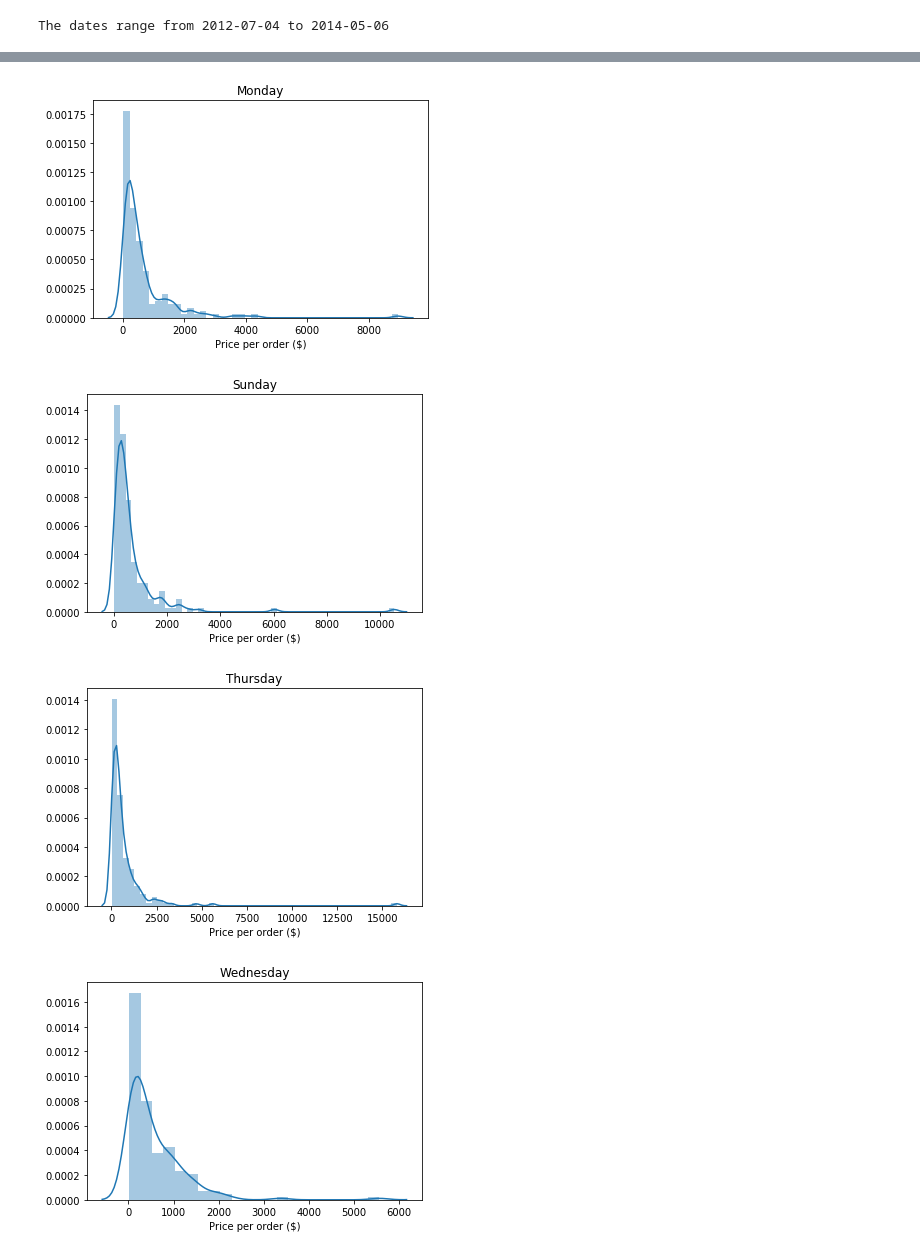
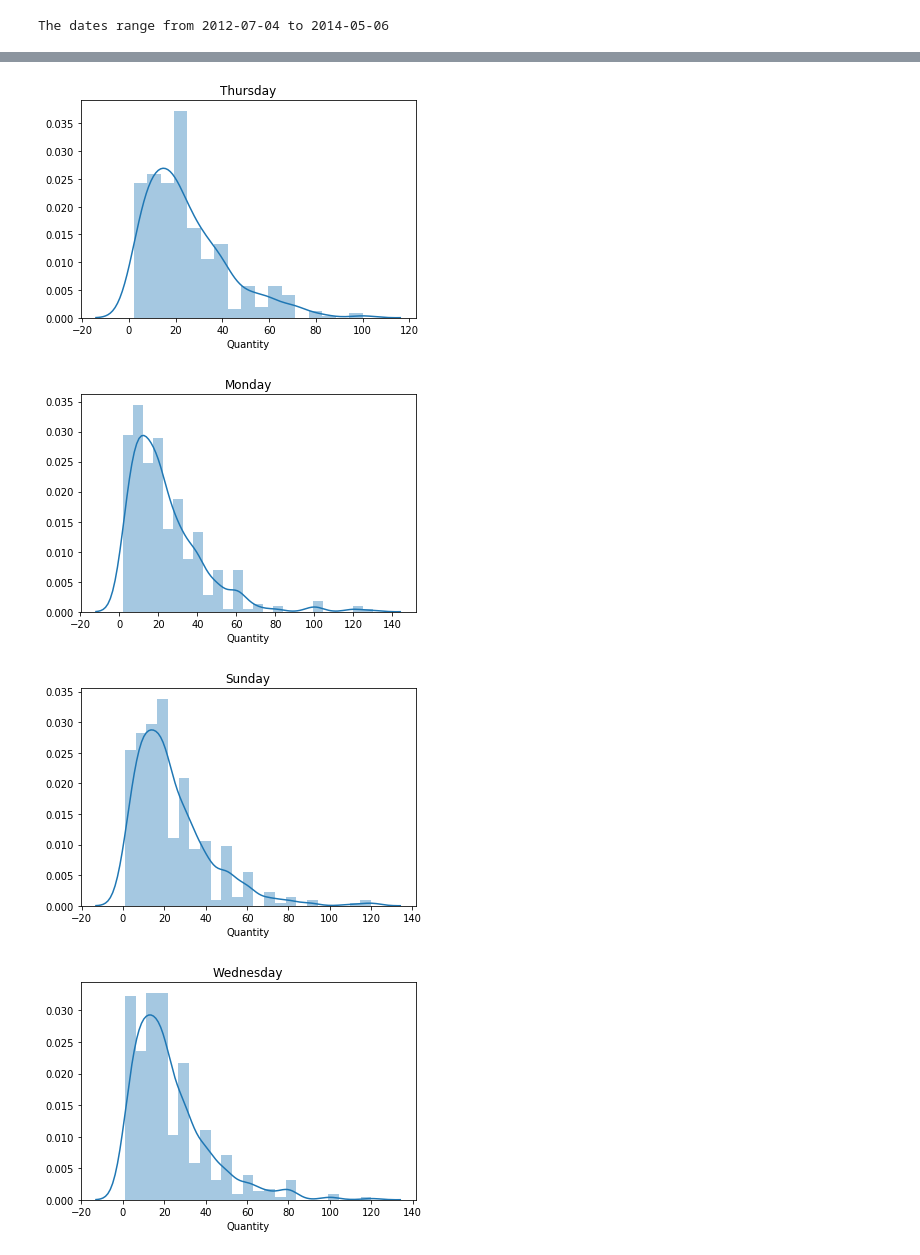
Before and after one commit to L-Lewis/dsc-2-final-project-online-ds-ft-011419, a Jupyter notebook: Module2_Project.ipynb, the cells around one changed output, grey strips where cells are left out. Drawn from its saved outputs; the diff is of its cells as text; code cells hidden in the pictures.

```diff
--- a/Module2_Project.ipynb
+++ b/Module2_Project.ipynb
@@ -974,9 +903,8 @@ In this query, we want to extract the date that each order was placed on, the nu
 # %%
 # Extracting the dataset for question 4 as a pandas dataframe
-df4 = pd.read_sql_query("""SELECT o.OrderDate, od.OrderId, od.Quantity, od.UnitPrice, od.Discount
+df4 = pd.read_sql_query("""SELECT o.OrderDate, od.Quantity
     FROM [Order] o
     JOIN OrderDetail od ON od.OrderId = o.Id
-    GROUP BY od.OrderId, od.Discount
     """, engine)
 df4.head()
 # %% [output]
@@ -1001,11 +925,0 @@ An additional column will be added to calculate the actual price per order, by a
-# %%
-# Calculating the price per sub-order
-df4['price_per_order'] = df4.Quantity * df4.UnitPrice * (1 - df4.Discount)
-# %%
-# Dropping the columns for quantity, unit price and discount now that we have the total price
-df4.drop(['Quantity', 'UnitPrice', 'Discount'], axis=1, inplace=True)
-# %%
-# Grouping the data by date and summing the price for each order
-df4 = df4.groupby(['OrderDate', 'OrderId'])['price_per_order'].sum().reset_index()
-# Dropping the OrderId as we no longer need this
-df4.drop('OrderId', axis=1, inplace=True)
@@ -1086,8 +995,7 @@ ANOVA assumes that the data is normally distributed, and that the samples have s
 # Separating the dataset into orders from different days, and assessing their distributions
 for day in set(df4['day_of_week']):
     day_group = df4.loc[df4['day_of_week'] == day]
-    sns.distplot(day_group['price_per_order'])
+    sns.distplot(day_group['Quantity'])
     plt.title(day)
-    plt.xlabel('Price per order ($)')
     plt.show()
 # %% [output]
@@ -1095,4 +1003,4 @@ for day in set(df4['day_of_week']):
-[figure, old version]
+[figure, new version]
-[figure, old version]
+[figure, new version]
-[figure, old version]
+[figure, new version]
-[figure, old version]
+[figure, new version]
```
Also changed, not shown: parts of 93 cells of this notebook.
